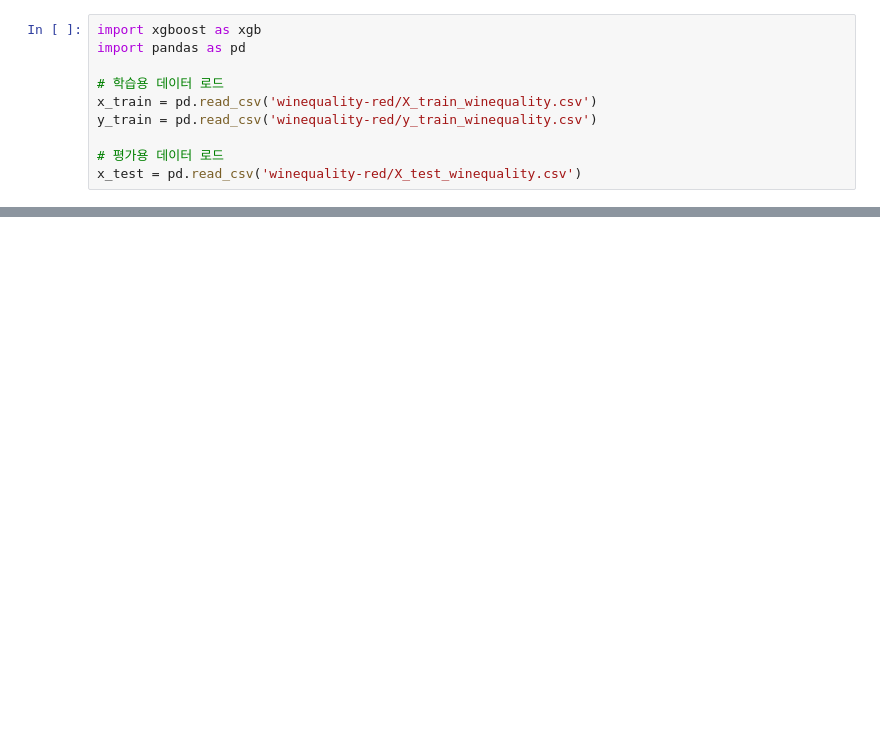
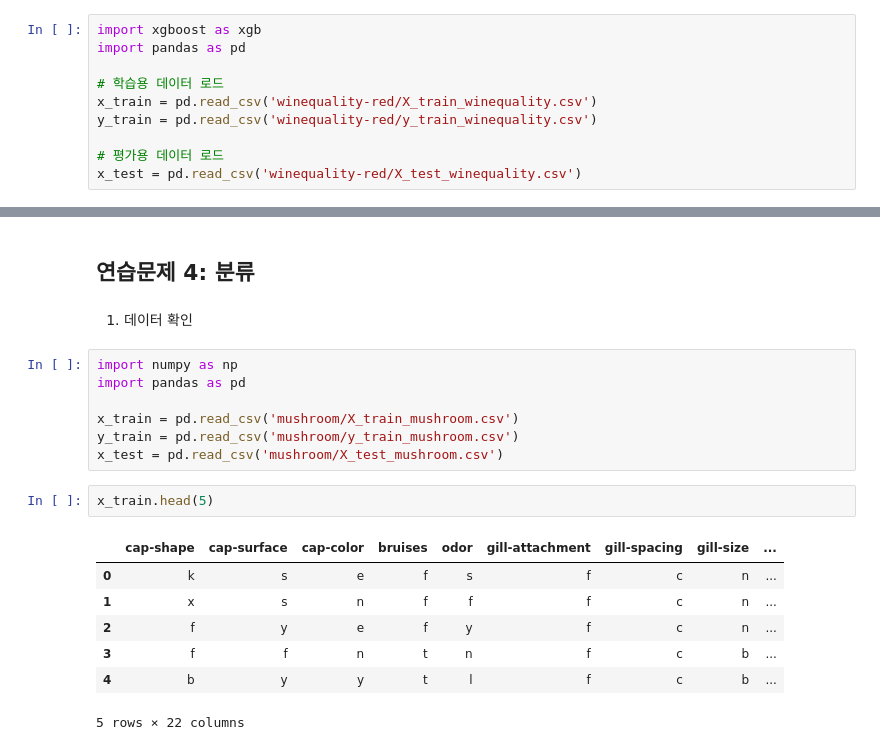
Before and after one commit to joo9810/Study, a Jupyter notebook: 빅데이터분석기사/part2/2유형/CHAPTER02.ipynb, the cells around one changed output, grey strips where cells are left out. Drawn from its saved outputs; the diff is of its cells as text; blank space fills up the shorter version.

```diff
--- a/빅데이터분석기사/part2/2유형/CHAPTER02.ipynb
+++ b/빅데이터분석기사/part2/2유형/CHAPTER02.ipynb
@@ -761,0 +870,21 @@ x_test = pd.read_csv('winequality-red/X_test_winequality.csv')
+# %% [markdown]
+## 연습문제 4: 분류
+# %% [markdown]
+1. 데이터 확인
+# %%
+import numpy as np
+import pandas as pd
+
+x_train = pd.read_csv('mushroom/X_train_mushroom.csv')
+y_train = pd.read_csv('mushroom/y_train_mushroom.csv')
+x_test = pd.read_csv('mushroom/X_test_mushroom.csv')
+# %%
+x_train.head(5)
+# %% [output]
+|  | cap-shape | cap-surface | cap-color | bruises | odor | gill-attachment | gill-spacing | gill-size | ... |
+| 0 | k | s | e | f | s | f | c | n | ... |
+| 1 | x | s | n | f | f | f | c | n | ... |
+| 2 | f | y | e | f | y | f | c | n | ... |
+| 3 | f | f | n | t | n | f | c | b | ... |
+| 4 | b | y | y | t | l | f | c | b | ... |
+5 rows × 22 columns
```
Also changed, not shown: parts of 17 cells of this notebook.
